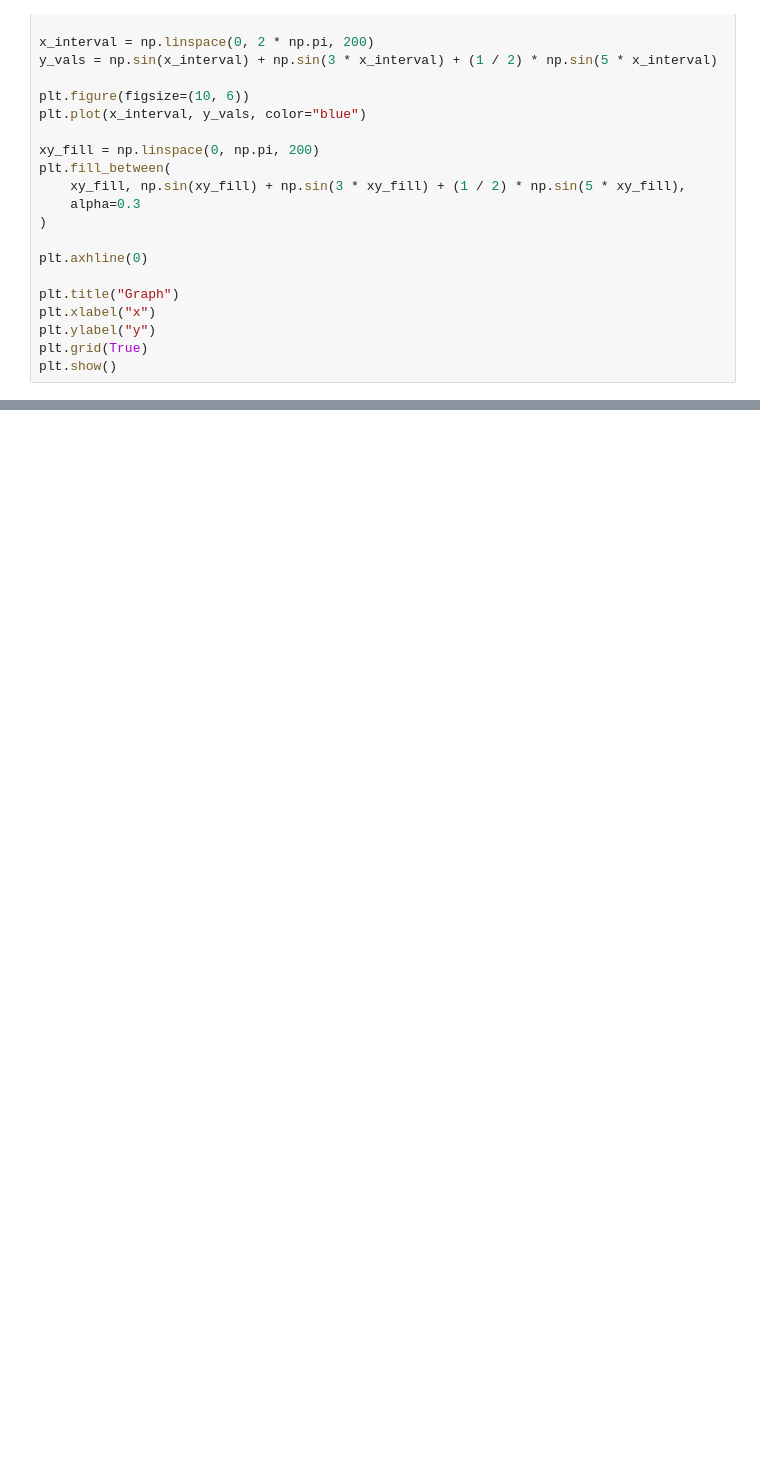
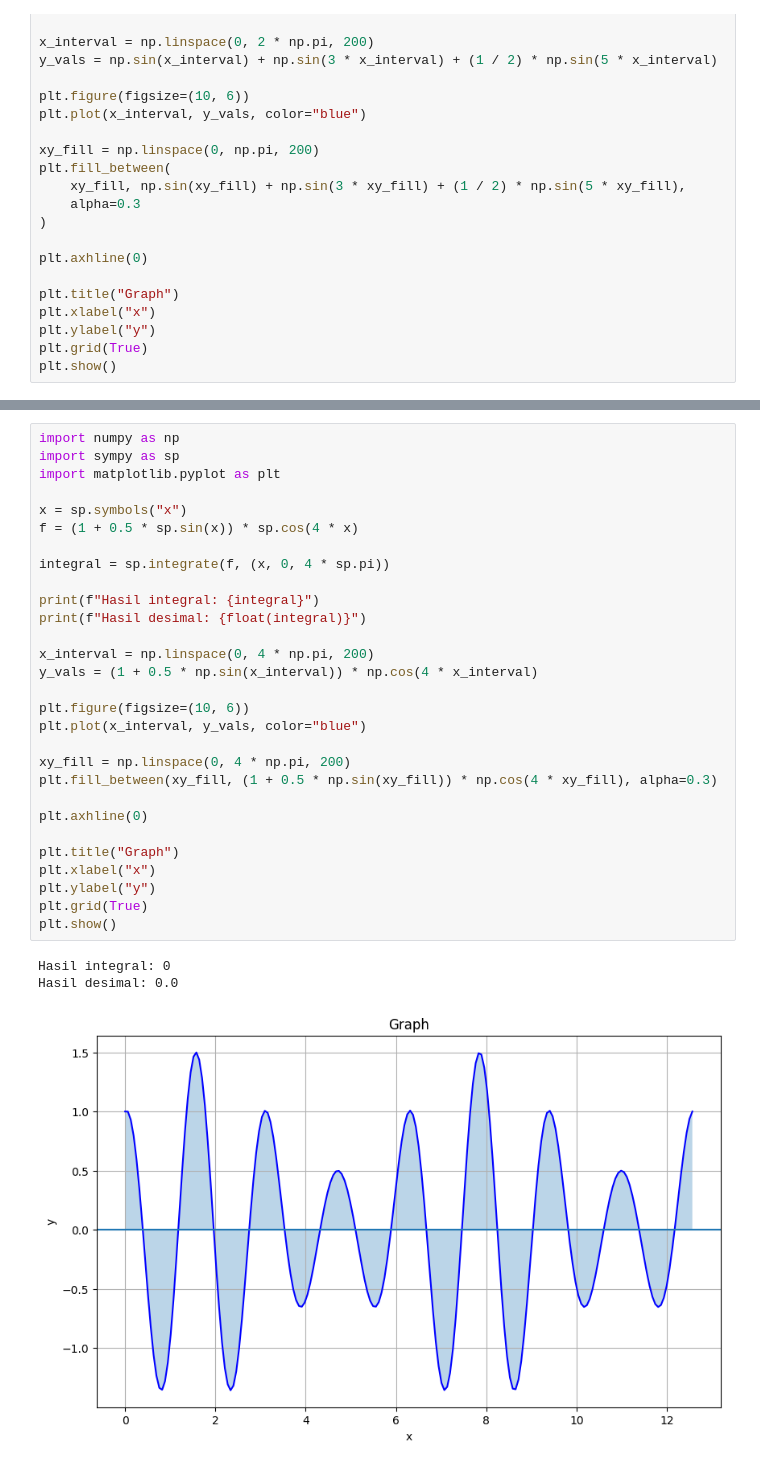
Before and after one commit to ValerieAttila09/math-py, a Jupyter notebook: calculus-2.ipynb, the cells around one changed output, grey strips where cells are left out. Cells and saved outputs as stored; diff of their text form; blank space fills up the shorter version.

```diff
--- a/calculus-2.ipynb
+++ b/calculus-2.ipynb
@@ -111,0 +112,33 @@ Hasil desimal: 5.869604401089359
+# %%
+import numpy as np
+import sympy as sp
+import matplotlib.pyplot as plt
+
+x = sp.symbols("x")
+f = (1 + 0.5 * sp.sin(x)) * sp.cos(4 * x)
+
+integral = sp.integrate(f, (x, 0, 4 * sp.pi))
+
+print(f"Hasil integral: {integral}")
+print(f"Hasil desimal: {float(integral)}")
+
+x_interval = np.linspace(0, 4 * np.pi, 200)
+y_vals = (1 + 0.5 * np.sin(x_interval)) * np.cos(4 * x_interval)
+
+plt.figure(figsize=(10, 6))
+plt.plot(x_interval, y_vals, color="blue")
+
+xy_fill = np.linspace(0, 4 * np.pi, 200)
+plt.fill_between(xy_fill, (1 + 0.5 * np.sin(xy_fill)) * np.cos(4 * xy_fill), alpha=0.3)
+
+plt.axhline(0)
+
+plt.title("Graph")
+plt.xlabel("x")
+plt.ylabel("y")
+plt.grid(True)
+plt.show()
+# %% [output]
+Hasil integral: 0
+Hasil desimal: 0.0
+[figure, added]
```
Also changed, not shown: parts of 5 cells of this notebook.
